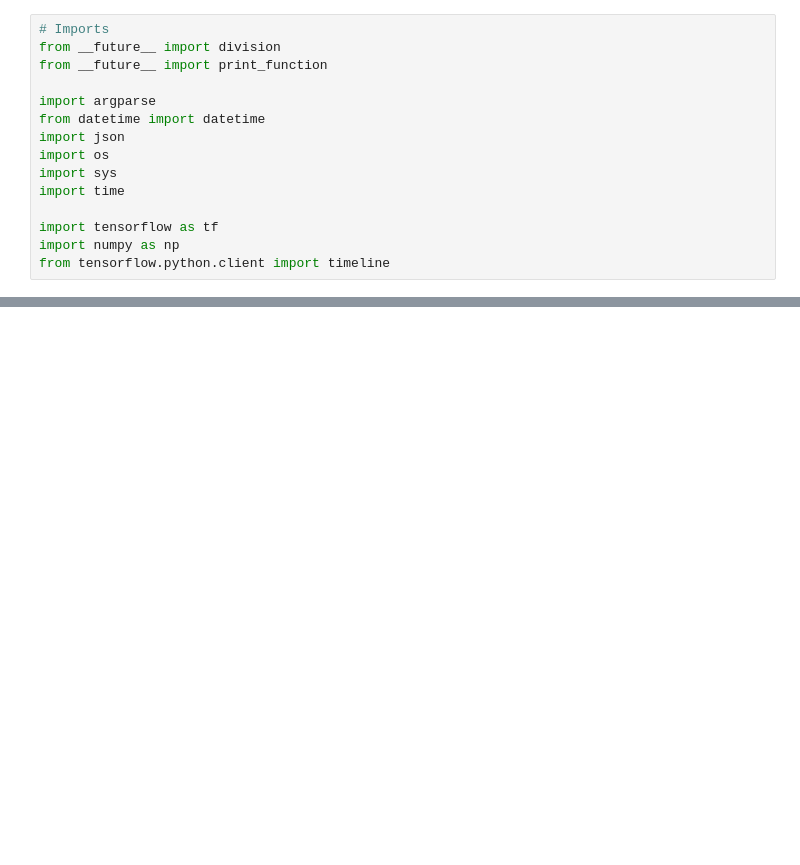
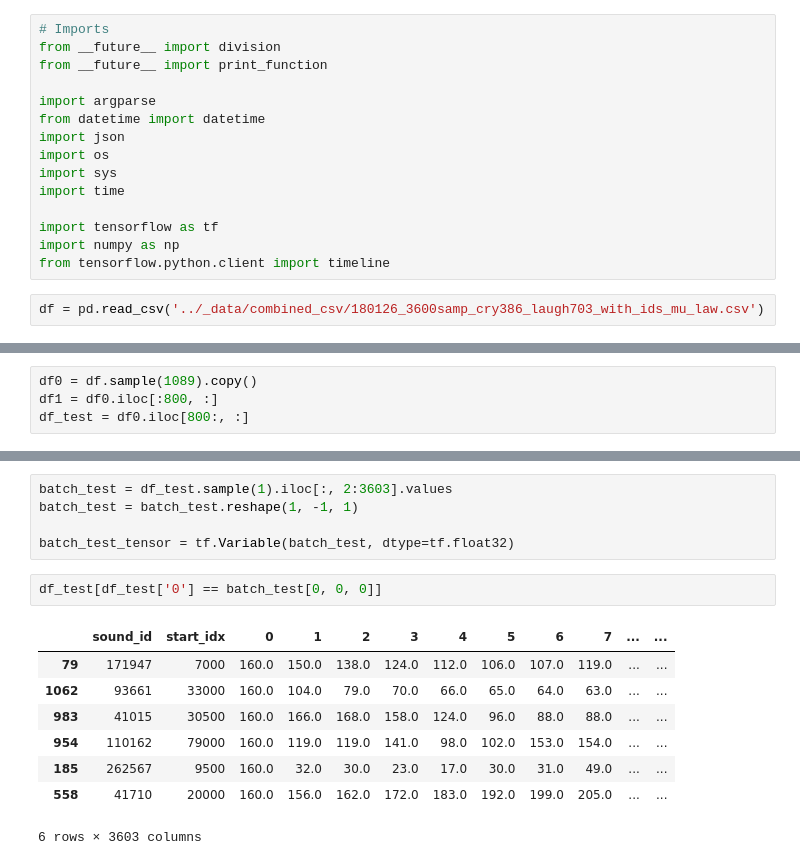
Before and after one commit to all-iswell/wavenet-classifier, a Jupyter notebook: work/180126_wavenet_with_3600sample_data.ipynb, the cells around one changed output, grey strips where cells are left out. Cells and saved outputs as stored; diff of their text form; blank space fills up the shorter version.

```diff
--- a/work/180126_wavenet_with_3600sample_data.ipynb
+++ b/work/180126_wavenet_with_3600sample_data.ipynb
@@ -13,3 +13,5 @@ import time
 import tensorflow as tf
 import numpy as np
 from tensorflow.python.client import timeline
+# %%
+df = pd.read_csv('../_data/combined_csv/180126_3600samp_cry386_laugh703_with_ids_mu_law.csv')
@@ -562,0 +584,4 @@ NameError: name 'create_variable' is not defined
+# %%
+df0 = df.sample(1089).copy()
+df1 = df0.iloc[:800, :]
+df_test = df0.iloc[800:, :]
@@ -562,0 +632,16 @@ NameError: name 'create_variable' is not defined
+# %%
+batch_test = df_test.sample(1).iloc[:, 2:3603].values
+batch_test = batch_test.reshape(1, -1, 1)
+
+batch_test_tensor = tf.Variable(batch_test, dtype=tf.float32)
+# %%
+df_test[df_test['0'] == batch_test[0, 0, 0]]
+# %% [output]
+|  | sound_id | start_idx | 0 | 1 | 2 | 3 | 4 | 5 | 6 | 7 | ... | ... |
+| 79 | 171947 | 7000 | 160.0 | 150.0 | 138.0 | 124.0 | 112.0 | 106.0 | 107.0 | 119.0 | ... | ... |
+| 1062 | 93661 | 33000 | 160.0 | 104.0 | 79.0 | 70.0 | 66.0 | 65.0 | 64.0 | 63.0 | ... | ... |
+| 983 | 41015 | 30500 | 160.0 | 166.0 | 168.0 | 158.0 | 124.0 | 96.0 | 88.0 | 88.0 | ... | ... |
+| 954 | 110162 | 79000 | 160.0 | 119.0 | 119.0 | 141.0 | 98.0 | 102.0 | 153.0 | 154.0 | ... | ... |
+| 185 | 262567 | 9500 | 160.0 | 32.0 | 30.0 | 23.0 | 17.0 | 30.0 | 31.0 | 49.0 | ... | ... |
+| 558 | 41710 | 20000 | 160.0 | 156.0 | 162.0 | 172.0 | 183.0 | 192.0 | 199.0 | 205.0 | ... | ... |
+6 rows × 3603 columns
```
Also changed, not shown: parts of 23 cells of this notebook, 1 other file.
